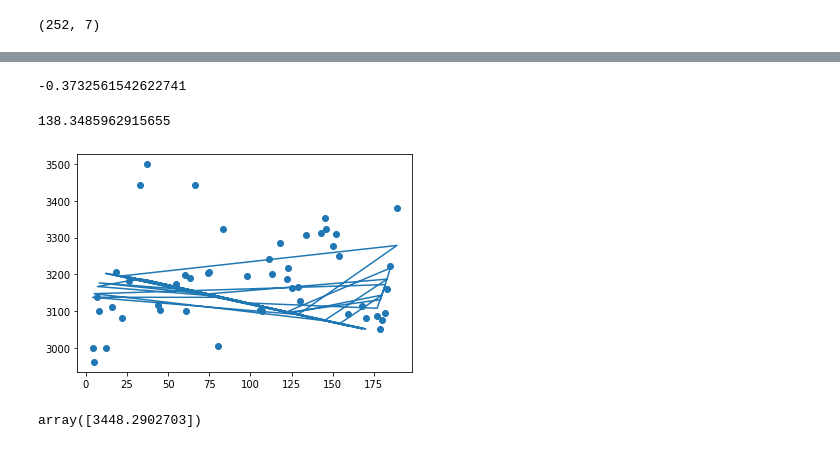
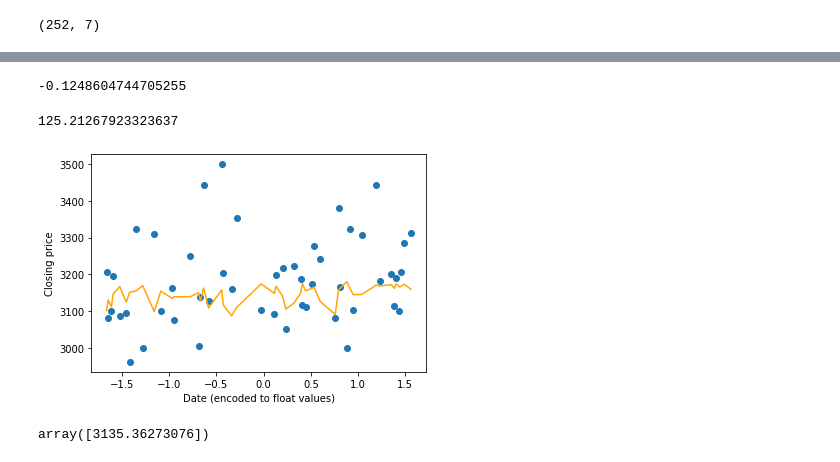
Before and after one commit to Rayyan1701/Stock-price-prediction-using-ML, a Jupyter notebook: Stock price Prediction using NN.ipynb, the cells around one changed output, grey strips where cells are left out. Cells and saved outputs as stored; diff of their text form; code cells hidden in the pictures.

```diff
--- a/Stock price Prediction using NN.ipynb
+++ b/Stock price Prediction using NN.ipynb
@@ -36,3 +24,17 @@ X=X.reshape(-1, 1)
 encoder.fit(X)
 X=encoder.transform(X)
 data= pd.DataFrame(data=X,columns=col_names)
+
+data['high-low']=amazonstockdata.iloc [:n,2].values-amazonstockdata.iloc [:n,3].values
+data['volume']=amazonstockdata.iloc [:n,6].values
+#data['gender']=coviddata.iloc [:n,8].values
+#data['contact_with_covid+']=coviddata.iloc [:n,9].values
+
+
+
+
+
+
+
+
+data
@@ -41,5 +57,10 @@ from sklearn.model_selection import train_test_split
 X_train, X_test, y_train, y_test = train_test_split (data, y, test_size = 1/4,
                                                      random_state = 0)
 
-y_train
+
+
+X_test.sort_values("date",axis=0,ascending=True,inplace=True)
+
+
+X_train
 # %% [output]
@@ -62,0 +84,8 @@ array([3217.01001 , 3138.379883, 3226.72998 , 3185.070068, 3262.129883,
+# %%
+from sklearn.preprocessing import StandardScaler
+sc= StandardScaler()
+
+X_train=sc.fit_transform(X_train)
+X_test=sc.transform(X_test)
+
+print(X_train)
@@ -63,43 +110,55 @@ array([3217.01001 , 3138.379883, 3226.72998 , 3185.070068, 3262.129883,
 # %%
 from sklearn.neural_network import MLPRegressor
-from sklearn.datasets import make_regression
-from sklearn.model_selection import train_test_split
+#from sklearn.datasets import make_regression
 
-regr = MLPRegressor(random_state=1, max_iter=1000,activation='relu',hidden_layer_sizes=(200,200,200),batch_size=100).fit(X_train, y_train)
+
+regr = MLPRegressor(random_state=1, max_iter=2000,activation='identity',hidden_layer_sizes=(500,800,900,700,900,900,500,400),batch_size=100).fit(X_train, y_train)
 
 #regr.predict(X_test[:2])
 
 regr.score(X_test, y_test)
 # %% [output]
--0.3732561542622741
+-0.1248604744705255
 # %%
 def rmse(predictions, targets):
     return np.sqrt(((predictions - targets) ** 2).mean())
+
 
 prediction = regr.predict(X_test)
 
 p=rmse(prediction,y_test)
 
-p
+print(p)
 # %% [output]
-138.3485962915655
+125.21267923323637
 # %%
-X_plot = X_test
+
+
+X_plot = X_test[:,0]
 y_plot= prediction
-plt.plot(X_plot,y_plot)
+plt.plot(X_plot,y_plot,color='orange')
 plt.scatter(X_plot,y_test)
+
+plt.xlabel("Date (encoded to float values)")
+plt.ylabel("Closing price")
 plt.show()
 # %% [output]
-[figure, old version]
+[figure, new version]
 # %%
-f=X1
-f=np.append(f, np.array(['2021-07-10']), axis=0)
-
+f= np.array(['2021-07-21'])
 f=f.reshape(-1, 1)
 encoder.fit(f)
+
 f = encoder.transform(f)
 
+data1= pd.DataFrame(data=f,columns=col_names)
 
-regr.predict([f[len(f)-1]])
+
+data1['high-low']=73.989990
+data1['volume']=4509700
+
+data1=sc.transform(data1)
+
+regr.predict(data1)
 # %% [output]
-array([3448.2902703])
+array([3135.36273076])
```
Also changed, not shown: parts of 4 cells of this notebook, 1 other file.
